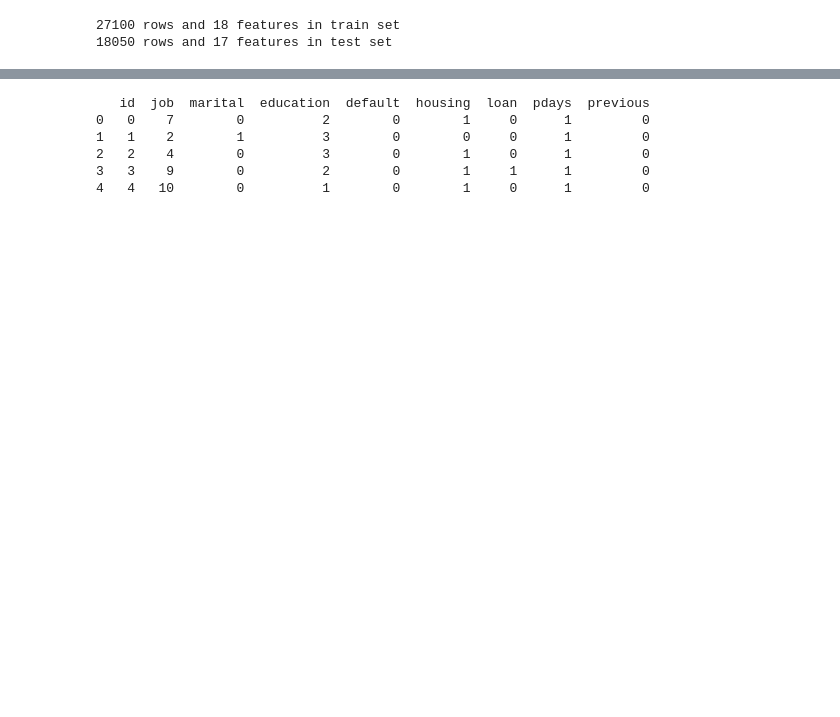
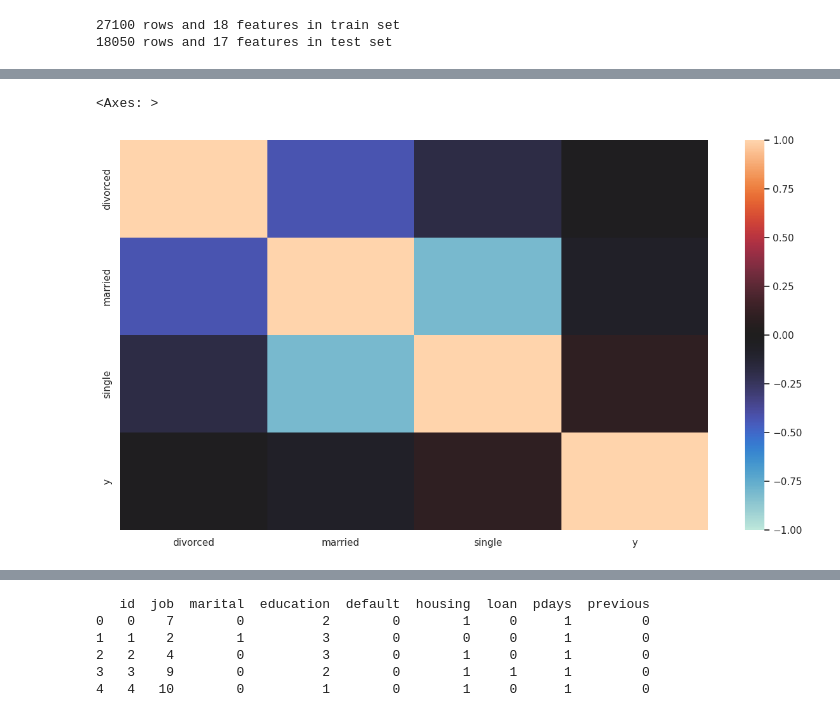
Before and after one commit to Memories-of-Sun-and-Moon/SIGNATE4B_040_Bank_Customer_Tartgeting, a Jupyter notebook: solve.ipynb, the cells around one changed output, grey strips where cells are left out. Saved outputs shown, nothing was run; the diff lists cells and outputs as text; code cells hidden in the pictures; blank space fills up the shorter version.

```diff
--- a/solve.ipynb
+++ b/solve.ipynb
@@ -64,0 +26,12 @@ sns.countplot(x="month", hue=target_col, data=df_train)
+# %%
+# marital と yes/no の相関
+
+df_marital_y = df_train[['marital', 'y']].copy(deep=True)
+
+df_marital_y_EDA = pd.get_dummies(df_marital_y['marital'])
+df_marital_y_EDA = df_marital_y_EDA.join(df_train['y'].replace(['no', 'yes'], [0, 1]))
+
+sns.heatmap(df_marital_y_EDA.corr(), vmax=1, vmin=-1, center=0)
+# %% [output]
+<Axes: >
+[figure, added]
```
Also changed, not shown: parts of 13 cells of this notebook.
